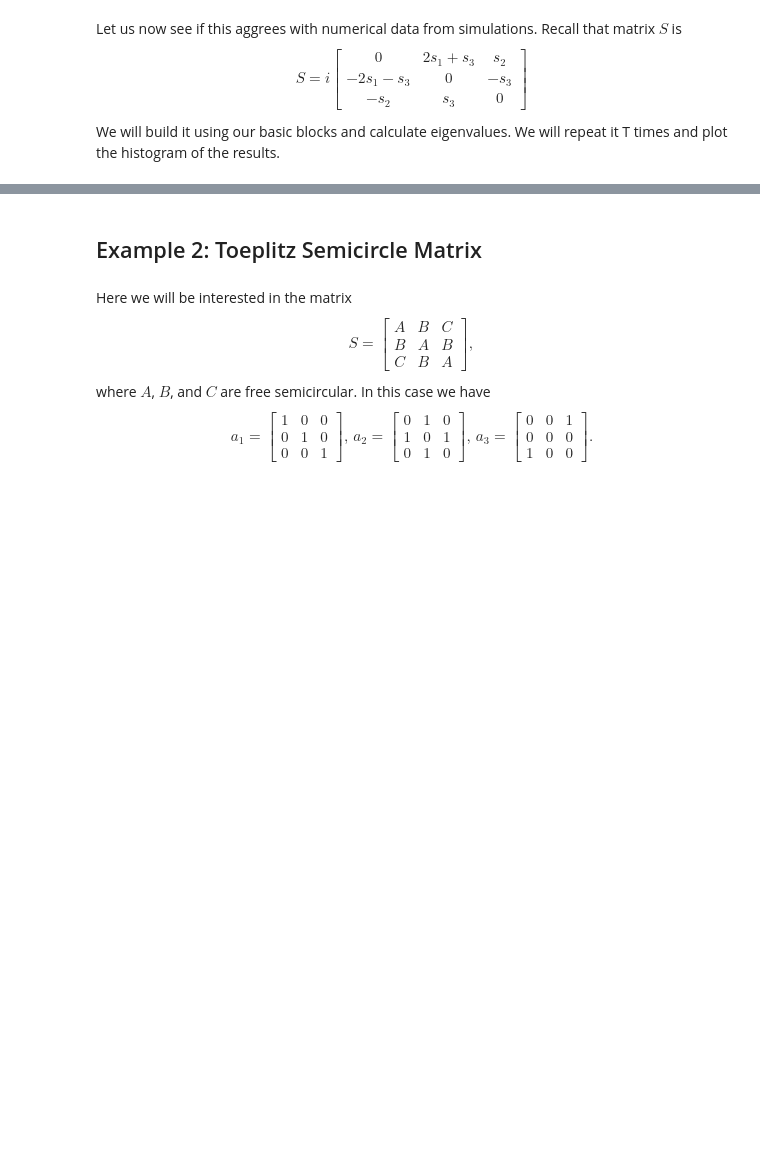
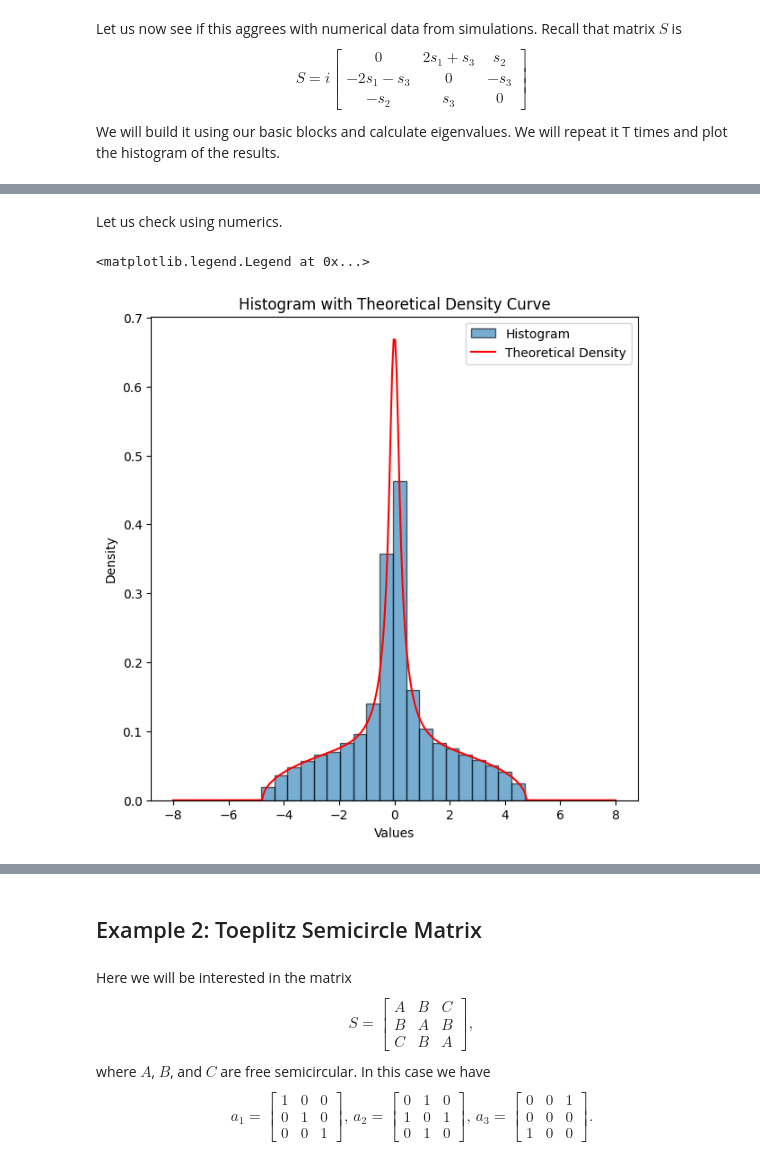
Before and after one commit to slavakargin/free-matrix-laws, a Jupyter notebook: docs/notebooks/10_semicircle_methods.ipynb, the cells around one changed output, grey strips where cells are left out. Drawn from its saved outputs; the diff is of its cells as text; code cells hidden in the pictures; blank space fills up the shorter version.

```diff
--- a/docs/notebooks/10_semicircle_methods.ipynb
+++ b/docs/notebooks/10_semicircle_methods.ipynb
@@ -808,0 +682,61 @@ plt.legend()
+# %% [markdown]
+Let us check using numerics.
+# %%
+# Assuming random_semicircle generates an N x N GUE or GOE matrix
+# normalized so its spectral measure converges to the semicircle law.
+def random_semicircle(size):
+    X = np.random.randn(size, size) + 1j * np.random.randn(size, size)
+    return (X + X.conj().T) / (2 * np.sqrt(size))
+
+size = 200
+T = 10
+# The matrix pencil is 2x2, so the block matrix is 2*size x 2*size
+EE = np.zeros((2 * size, T))
+
+c = 1.0 / np.sqrt(3) # The global scaling factor
+
+for count in range(T):
+    S1 = random_semicircle(size)
+    S2 = random_semicircle(size)
+    S3 = random_semicircle(size)
+
+    # Constructing the blocks for the transformed pencil B A B
+    # Top-left: (1/4) * x_3
+    block11 = c * 0.25 * S3
+
+    # Top-right: x_1 - i x_2
+    block12 = c * (S1 - 1j * S2)
+
+    # Bottom-left: x_1 + i x_2
+    block21 = c * (S1 + 1j * S2)
+
+    # Bottom-right: -4 * x_3
+    block22 = c * (-4.0) * S3
+
+    # Assemble the 2N x 2N Hermitian block matrix
+    S = np.block([
+        [block11, block12],
+        [block21, block22]
+    ])
+
+    # Compute the real eigenvalues since S is Hermitian by construction
+    e = la.eigvalsh(S)
+    EE[:, count] = e
+
+# Flatten the array for histogram plotting
+EE = EE.reshape(-1)
+
+plt.figure()
+# Plot histogram with density
+plt.hist(EE, bins=20, density=True, edgecolor='black', alpha=0.6, label="Histogram")
+# Plot theoretical density curve
+plt.plot(XX, f, color='red', label="Theoretical Density")
+
+# Add labels and legend
+plt.title("Histogram with Theoretical Density Curve")
+plt.xlabel("Values")
+plt.ylabel("Density")
+plt.legend()
+# %% [output]
+<matplotlib.legend.Legend at 0x...>
+[figure, added]
```
Also changed, not shown: parts of 92 cells of this notebook, 2 other files.
